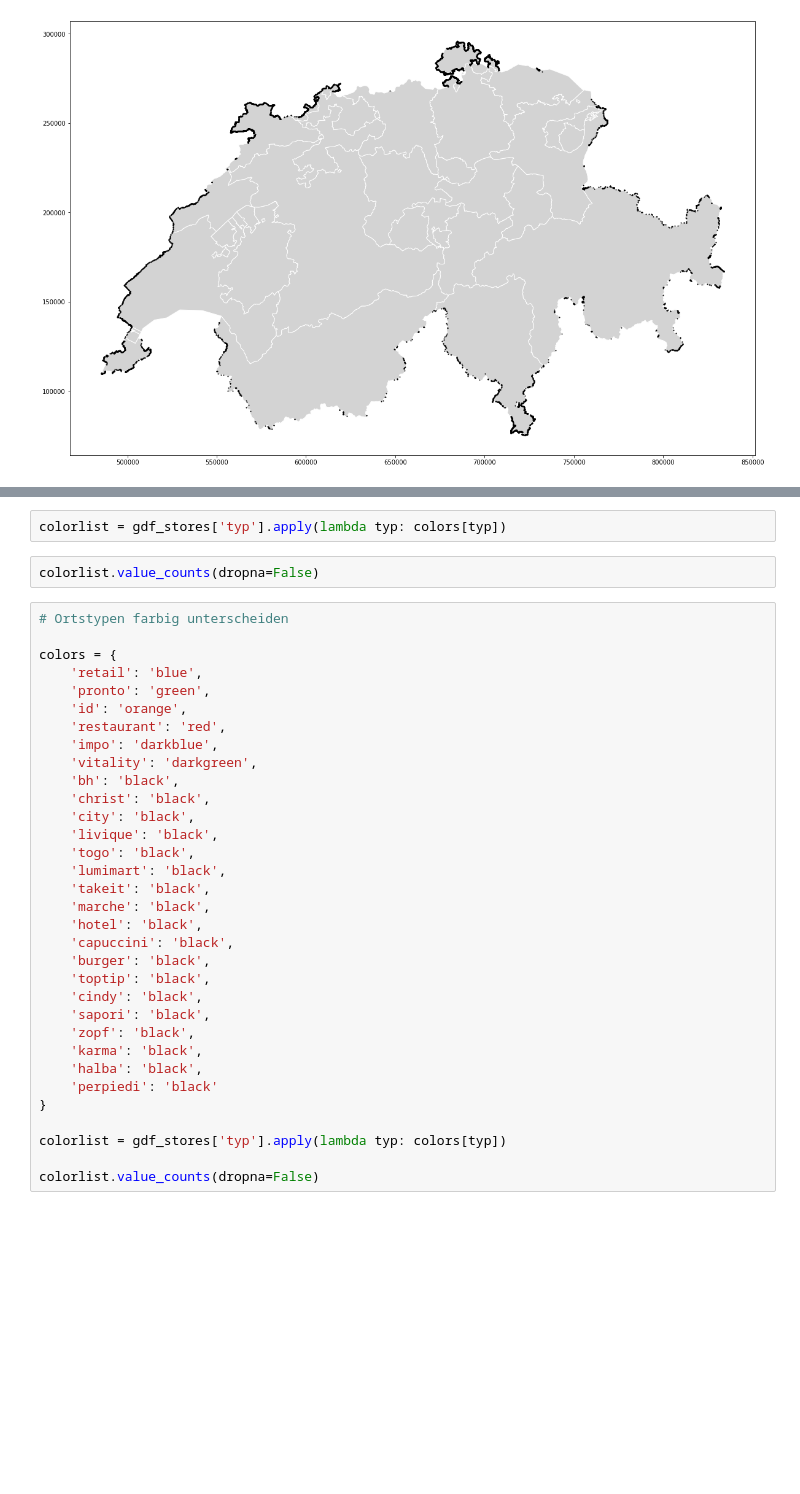
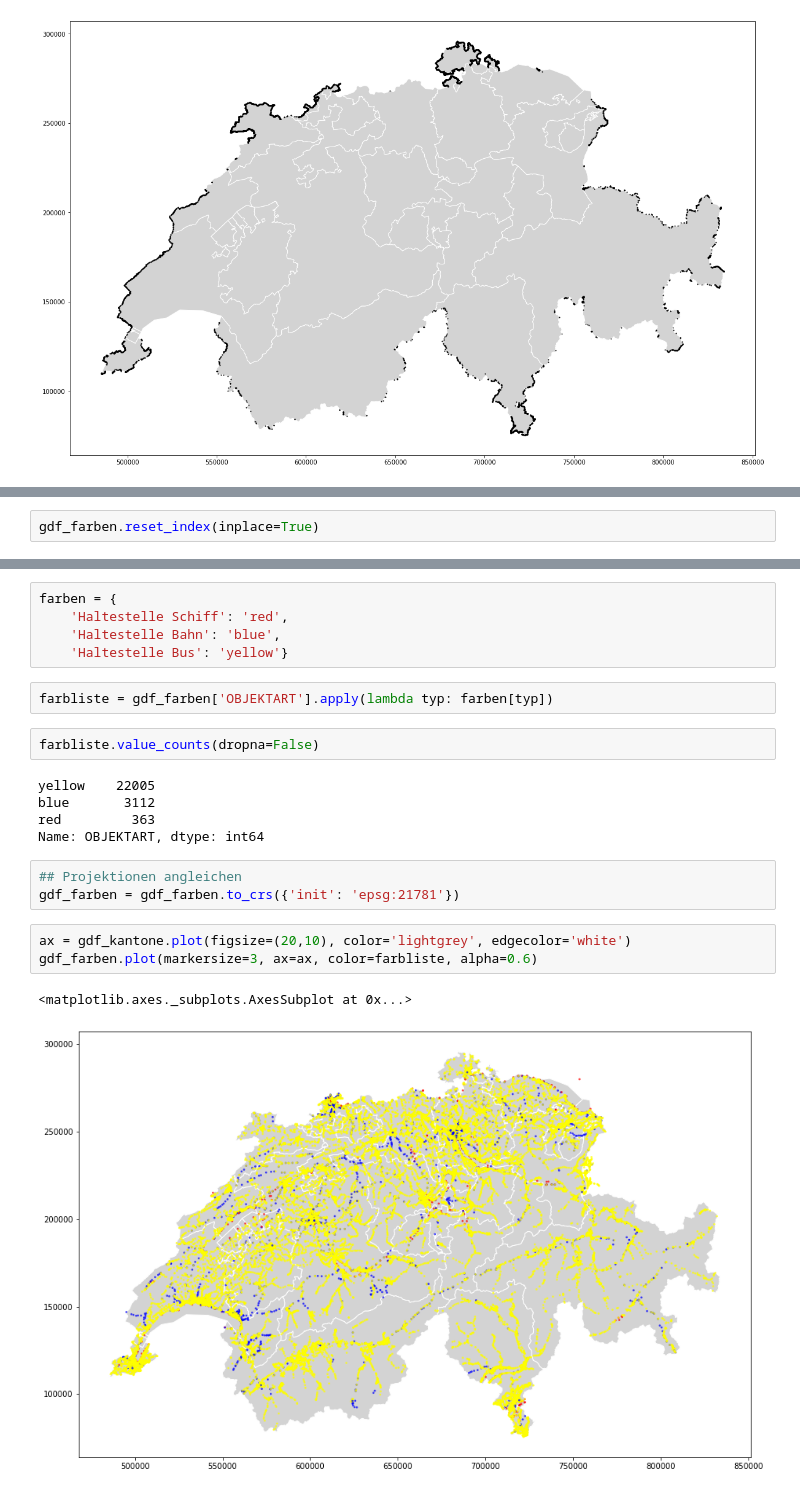
Before and after one commit to katrinnidzwetzki/cas-ddj-abschlussarbeit, a Jupyter notebook: 02_ortsnamen_plotting.ipynb, the cells around one changed output, grey strips where cells are left out. Drawn from its saved outputs; the diff is of its cells as text; blank space fills up the shorter version.

```diff
--- a/02_ortsnamen_plotting.ipynb
+++ b/02_ortsnamen_plotting.ipynb
@@ -237,0 +210,2 @@ colors = {
+# %%
+gdf_farben.reset_index(inplace=True)
@@ -238,37 +218,23 @@ colors = {
+# %%
+farben = {
+    'Haltestelle Schiff': 'red',
+    'Haltestelle Bahn': 'blue',
+    'Haltestelle Bus': 'yellow'}
 # %%
-colorlist = gdf_stores['typ'].apply(lambda typ: colors[typ])
+farbliste = gdf_farben['OBJEKTART'].apply(lambda typ: farben[typ])
 # %%
-colorlist.value_counts(dropna=False)
+farbliste.value_counts(dropna=False)
+# %% [output]
+yellow    22005
+blue       3112
+red         363
+Name: OBJEKTART, dtype: int64
-# %%
-# Ortstypen farbig unterscheiden
-
-colors = {
-    'retail': 'blue',
-    'pronto': 'green',
-    'id': 'orange',
-    'restaurant': 'red',
-    'impo': 'darkblue',
-    'vitality': 'darkgreen',
-    'bh': 'black',
-    'christ': 'black',
-    'city': 'black',
-    'livique': 'black',
-    'togo': 'black',
-    'lumimart': 'black',
-    'takeit': 'black',
-    'marche': 'black',
-    'hotel': 'black',
-    'capuccini': 'black',
-    'burger': 'black',
-    'toptip': 'black',
-    'cindy': 'black',
-    'sapori': 'black',
-    'zopf': 'black',
-    'karma': 'black',
-    'halba': 'black',
-    'perpiedi': 'black'
-}
-
-colorlist = gdf_stores['typ'].apply(lambda typ: colors[typ])
-
-colorlist.value_counts(dropna=False)
+# %%
+## Projektionen angleichen
+gdf_farben = gdf_farben.to_crs({'init': 'epsg:21781'})
+# %%
+ax = gdf_kantone.plot(figsize=(20,10), color='lightgrey', edgecolor='white')
+gdf_farben.plot(markersize=3, ax=ax, color=farbliste, alpha=0.6)
+# %% [output]
+<matplotlib.axes._subplots.AxesSubplot at 0x...>
+[figure, added]
```
Also changed, not shown: parts of 5 cells of this notebook.
